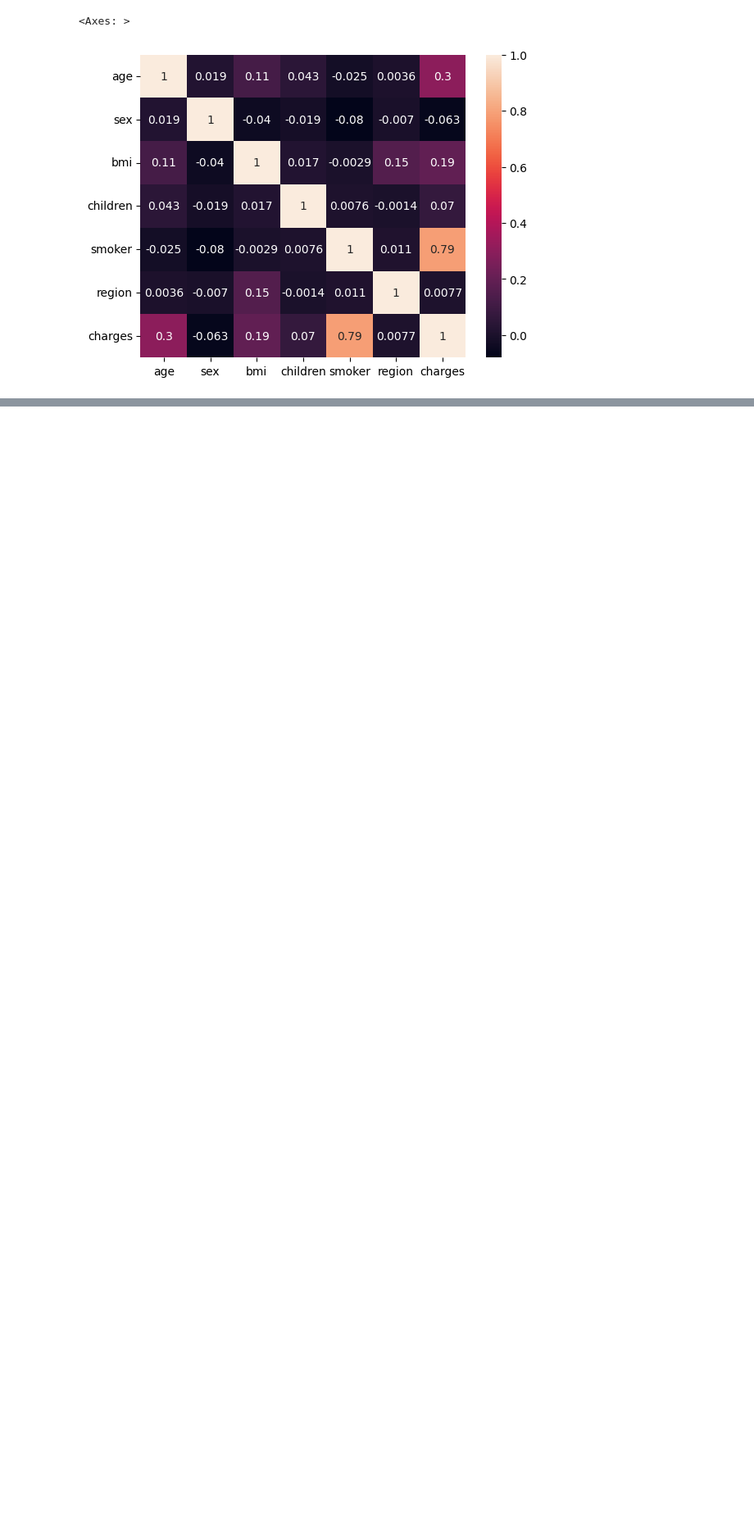
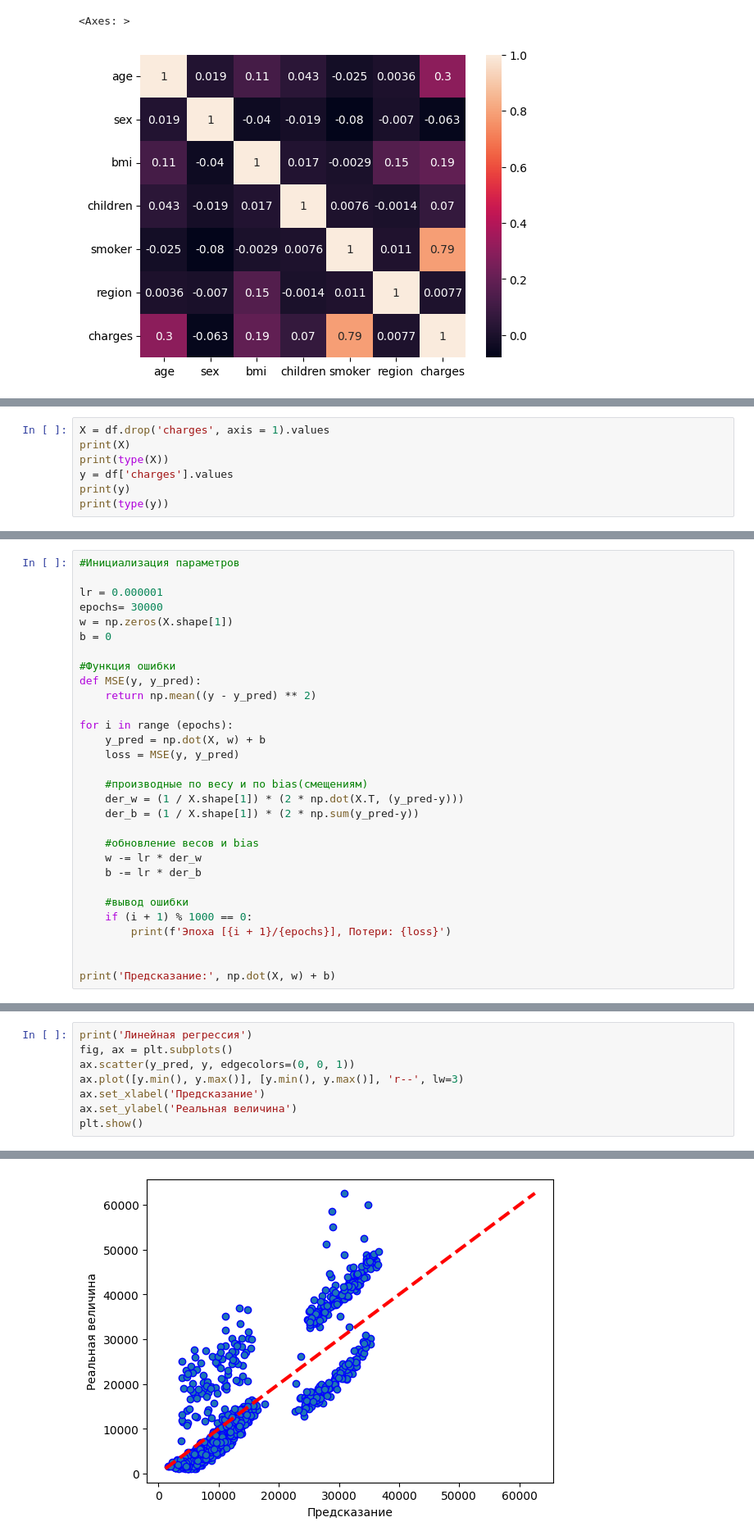
Before and after one commit to hapava-angel/school_x_python_learning, a Jupyter notebook: ML/ML.ipynb, the cells around one changed output, grey strips where cells are left out. Shown at 82% size. Cells and saved outputs as stored; diff of their text form; blank space fills up the shorter version.

```diff
--- a/ML/ML.ipynb
+++ b/ML/ML.ipynb
@@ -292,0 +263,7 @@ sn.heatmap(data_corr, annot = True)
+# %%
+X = df.drop('charges', axis = 1).values
+print(X)
+print(type(X))
+y = df['charges'].values
+print(y)
+print(type(y))
@@ -292,0 +281,30 @@ sn.heatmap(data_corr, annot = True)
+# %%
+#Инициализация параметров
+
+lr = 0.000001
+epochs= 30000
+w = np.zeros(X.shape[1])
+b = 0
+
+#Функция ошибки
+def MSE(y, y_pred):
+    return np.mean((y - y_pred) ** 2)
+
+for i in range (epochs):
+    y_pred = np.dot(X, w) + b
+    loss = MSE(y, y_pred)
+
+    #производные по весу и по bias(смещениям)
+    der_w = (1 / X.shape[1]) * (2 * np.dot(X.T, (y_pred-y)))
+    der_b = (1 / X.shape[1]) * (2 * np.sum(y_pred-y))
+
+    #обновление весов и bias
+    w -= lr * der_w
+    b -= lr * der_b
+
+    #вывод ошибки
+    if (i + 1) % 1000 == 0:
+        print(f'Эпоха [{i + 1}/{epochs}], Потери: {loss}')
+
+
+print('Предсказание:', np.dot(X, w) + b)
@@ -292,0 +329,9 @@ sn.heatmap(data_corr, annot = True)
+# %%
+print('Линейная регрессия')
+fig, ax = plt.subplots()
+ax.scatter(y_pred, y, edgecolors=(0, 0, 1))
+ax.plot([y.min(), y.max()], [y.min(), y.max()], 'r--', lw=3)
+ax.set_xlabel('Предсказание')
+ax.set_ylabel('Реальная величина')
+plt.show()
+# %% [output]
@@ -292,0 +339 @@ sn.heatmap(data_corr, annot = True)
+[figure, added]
```
Also changed, not shown: parts of 6 cells of this notebook.
